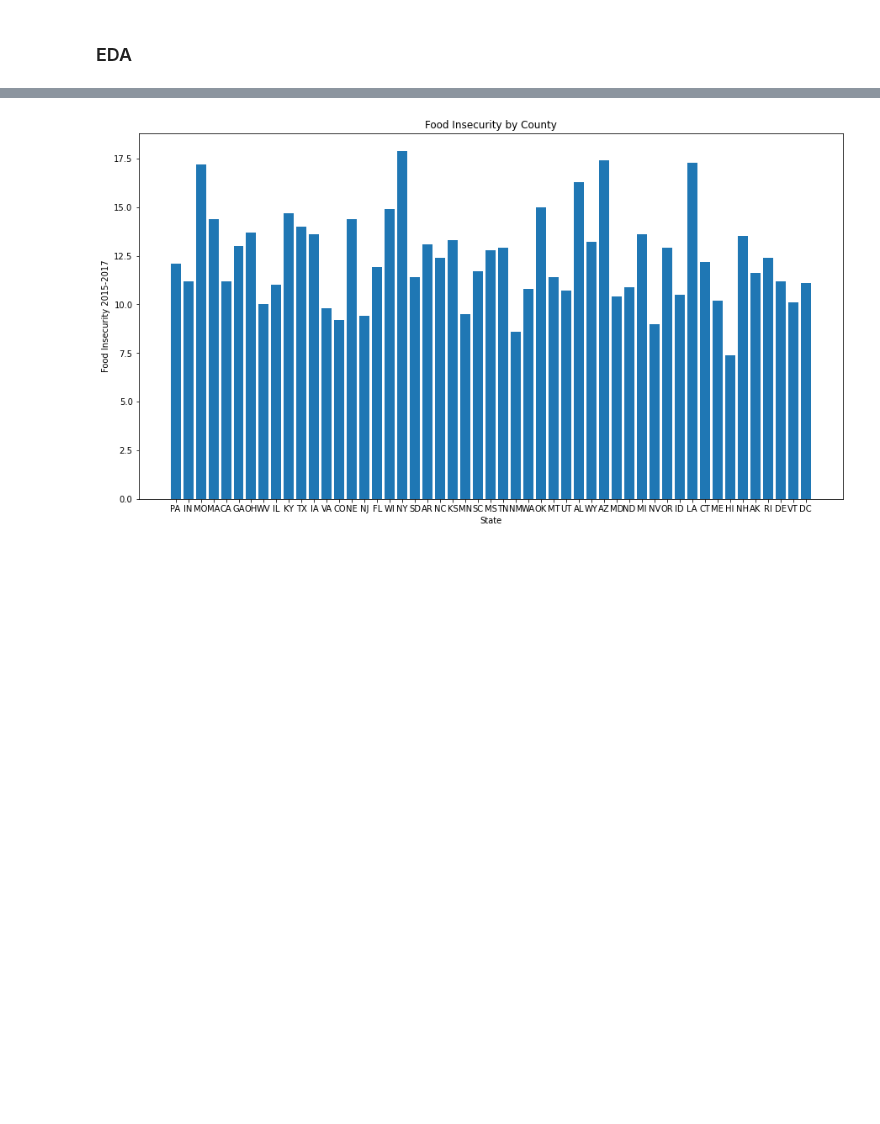
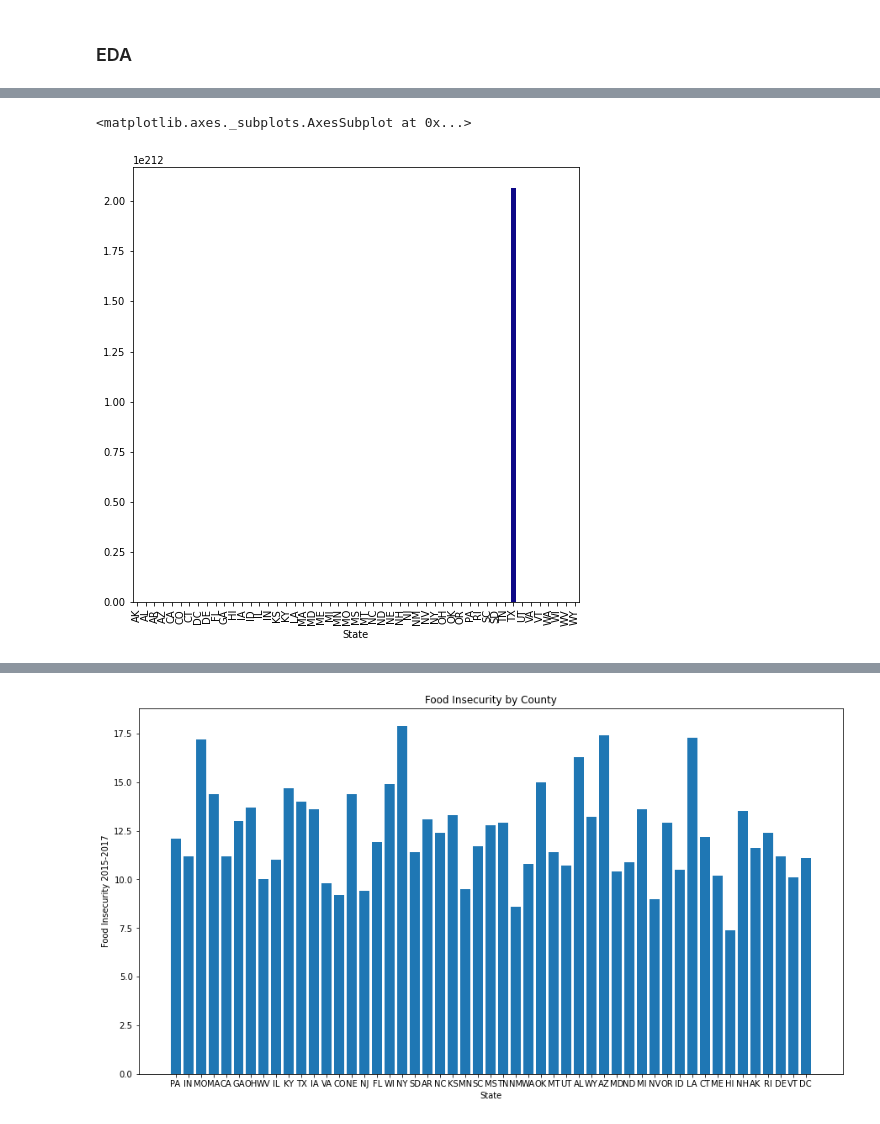
Before and after one commit to SamuelMiller413/N1-Work, a Jupyter notebook: N1_ML.ipynb, the cells around one changed output, grey strips where cells are left out. Drawn from its saved outputs; the diff is of its cells as text; code cells hidden in the pictures; blank space fills up the shorter version.

```diff
--- a/N1_ML.ipynb
+++ b/N1_ML.ipynb
@@ -829,0 +1164,5 @@ plt.show();
+# %%
+train_df.groupby('State').Need_Rank.mean().plot(kind='bar',colormap='plasma',figsize=(8,8))
+# %% [output]
+<matplotlib.axes._subplots.AxesSubplot at 0x...>
+[figure, added]
```
Also changed, not shown: parts of 53 cells of this notebook.
